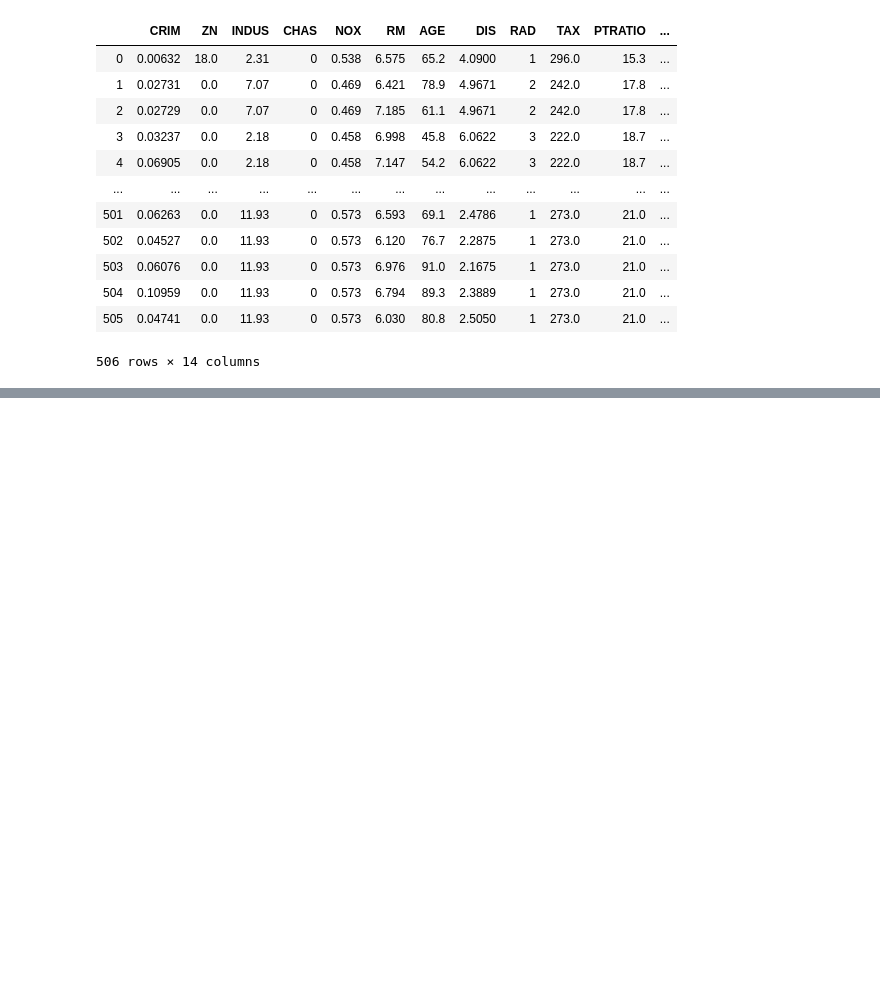
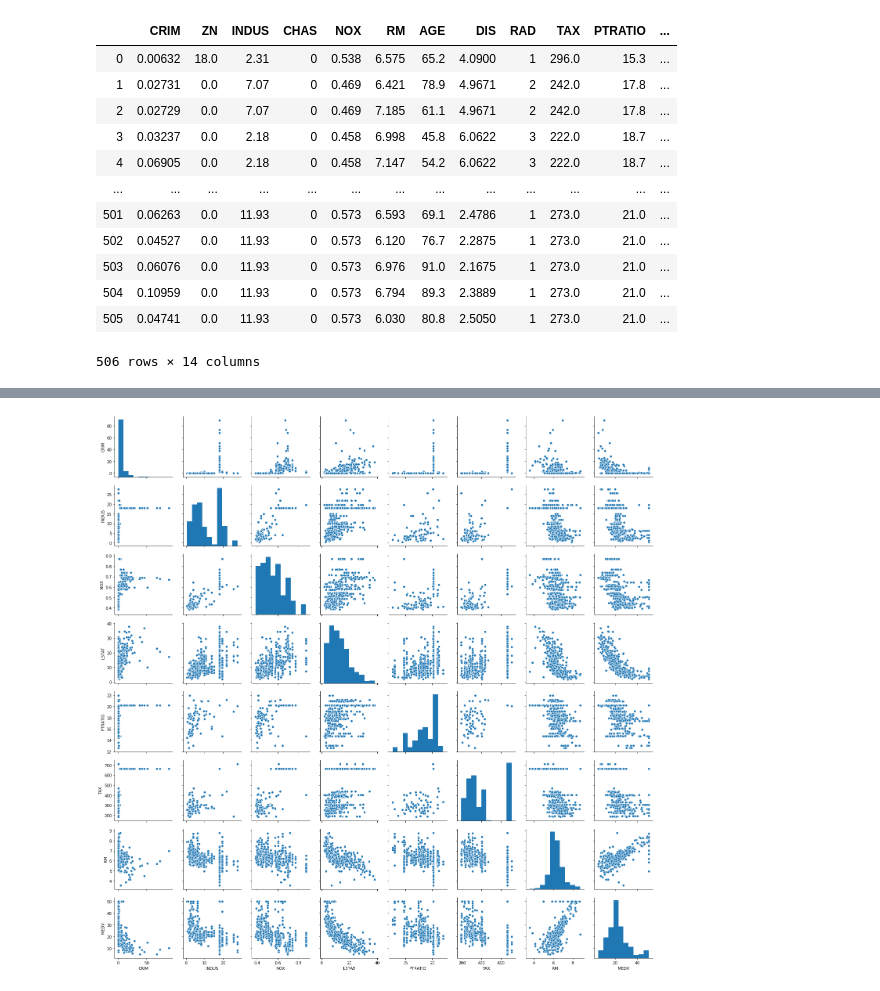
Before and after one commit to declanbarr/boston-house-prices, a Jupyter notebook: boston-house-prices-analysis.ipynb, the cells around one changed output, grey strips where cells are left out. Saved outputs shown, nothing was run; the diff lists cells and outputs as text; code cells hidden in the pictures; blank space fills up the shorter version.

```diff
--- a/boston-house-prices-analysis.ipynb
+++ b/boston-house-prices-analysis.ipynb
@@ -30,0 +52,5 @@ df
+# %%
+sns.pairplot(df[["CRIM", "INDUS", "NOX", "LSTAT", "PTRATIO", "TAX", "RM", "MEDV"]])
+plt.show()
+# %% [output]
+[figure, added]
```
Also changed, not shown: parts of 6 cells of this notebook.
